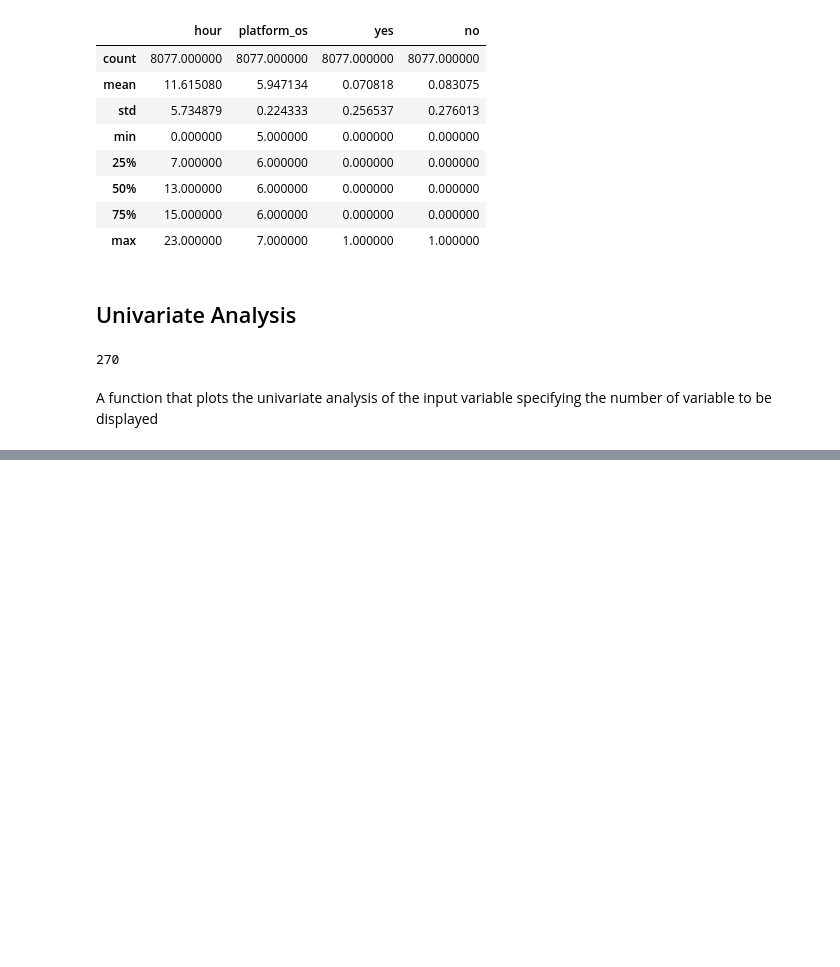
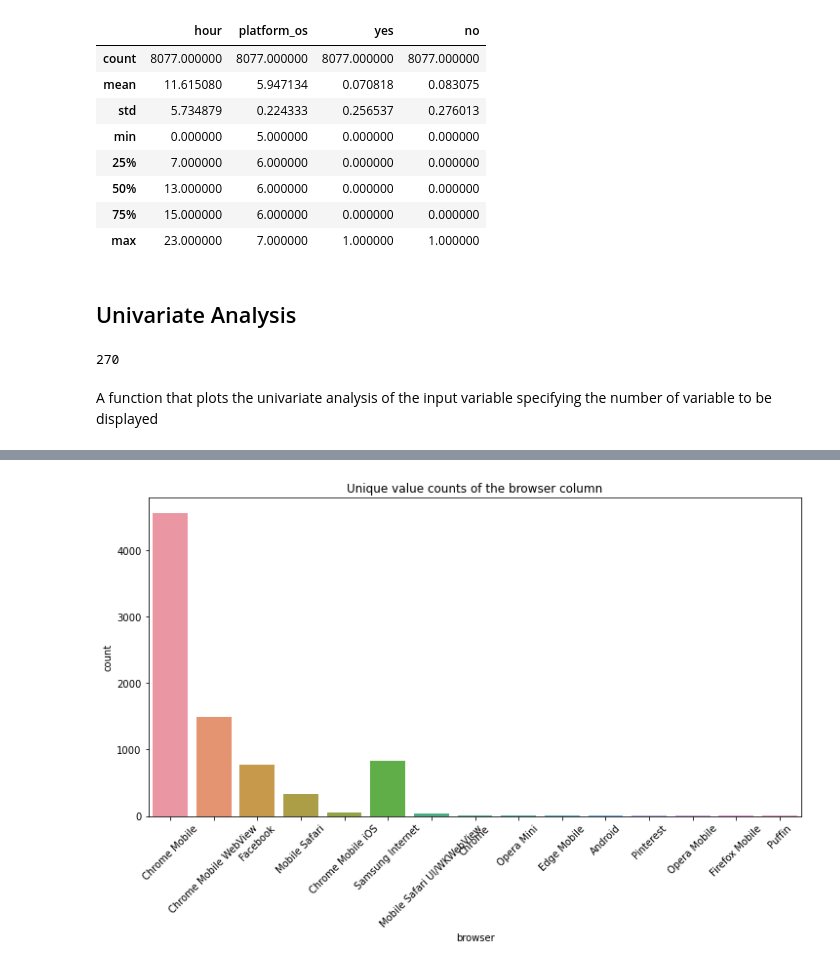
Before and after one commit to tadesse381/SmartAd_AB_test-1, a Jupyter notebook: notebooks/AdCampaingnEDA.ipynb, the cells around one changed output, grey strips where cells are left out. Saved outputs shown, nothing was run; the diff lists cells and outputs as text; code cells hidden in the pictures; blank space fills up the shorter version.

```diff
--- a/notebooks/AdCampaingnEDA.ipynb
+++ b/notebooks/AdCampaingnEDA.ipynb
@@ -100,0 +133,4 @@ plot_univariate(50, 'device_make', 'Unique value counts of the Device_make colum
+# %%
+plot_univariate('browser', 'Unique value counts of the browser column')
+# %% [output]
+[figure, added]
```
Also changed, not shown: parts of 8 cells of this notebook.
